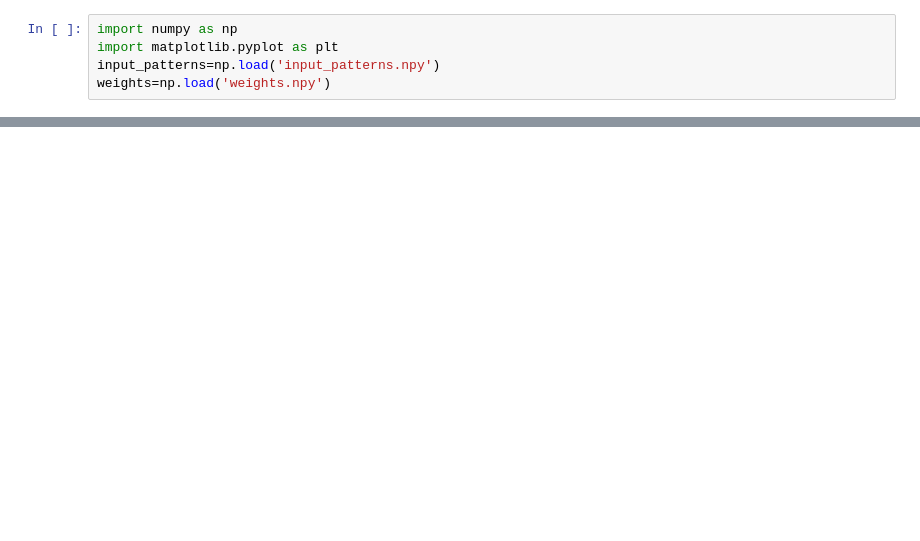
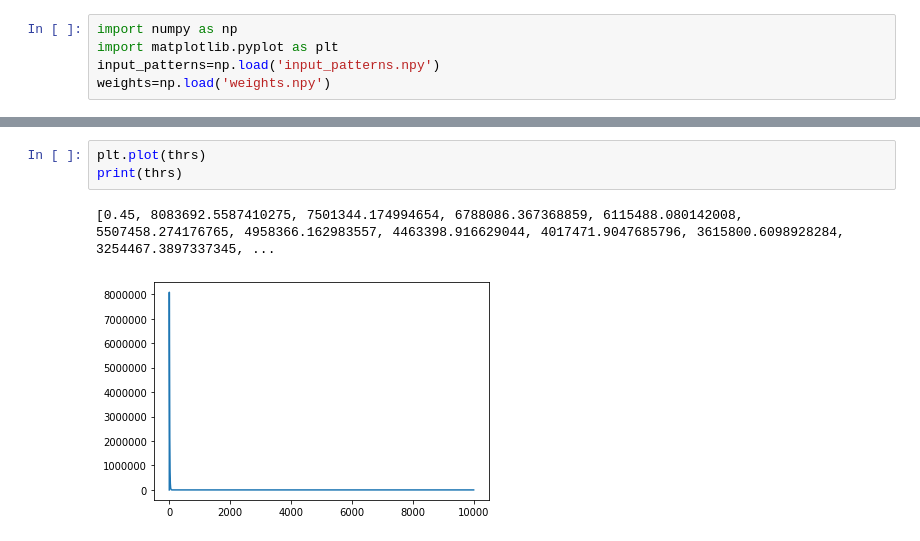
Before and after one commit to mariakesa/neuromatch2020, a Jupyter notebook: WorkInProgress2.ipynb, the cells around one changed output, grey strips where cells are left out. Cells and saved outputs as stored; diff of their text form; blank space fills up the shorter version.

```diff
--- a/WorkInProgress2.ipynb
+++ b/WorkInProgress2.ipynb
@@ -76,3 +80,9 @@ plt.plot(xs)
+# %%
+plt.plot(thrs)
+print(thrs)
+# %% [output]
+[0.45, 8083692.5587410275, 7501344.174994654, 6788086.367368859, 6115488.080142008, 5507458.274176765, 4958366.162983557, 4463398.916629044, 4017471.9047685796, 3615800.6098928284, 3254467.3897337345, ...
+[figure, added]
 # %%
 print(xs)
 # %% [output]
```
Also changed, not shown: parts of 5 cells of this notebook.
